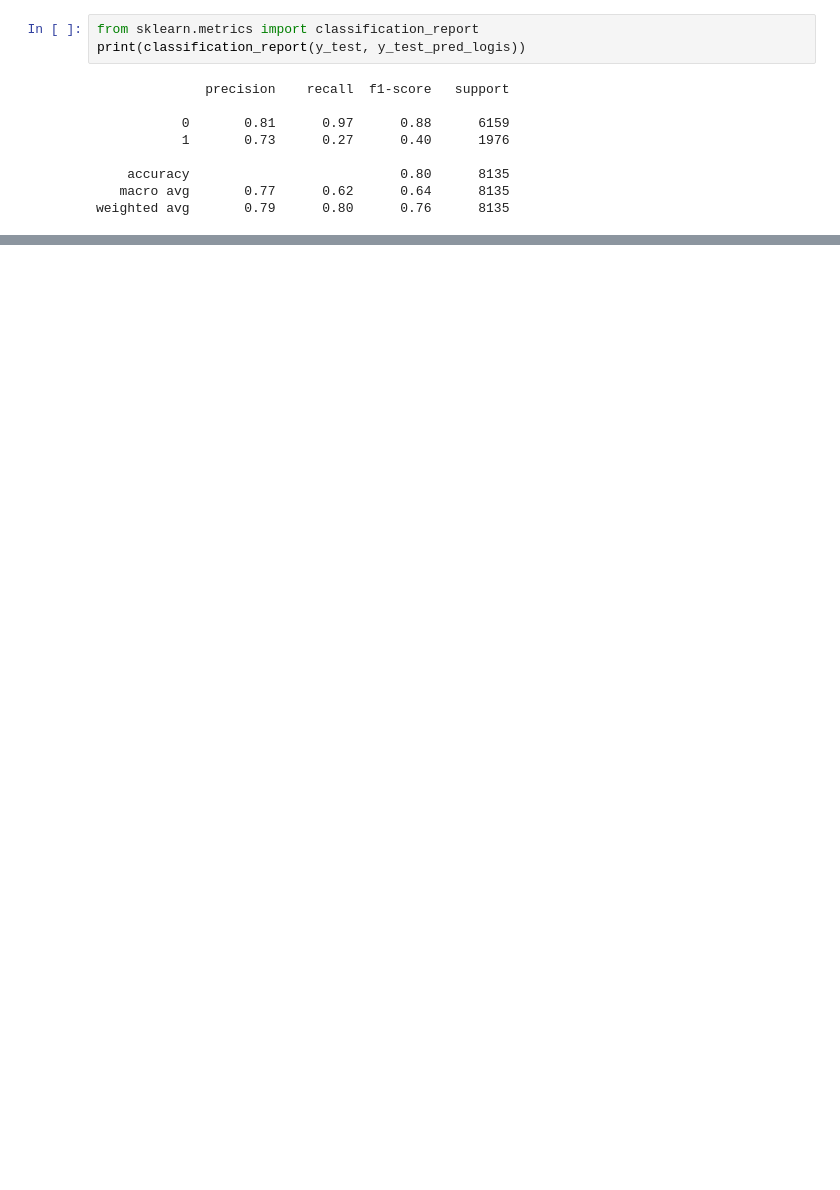
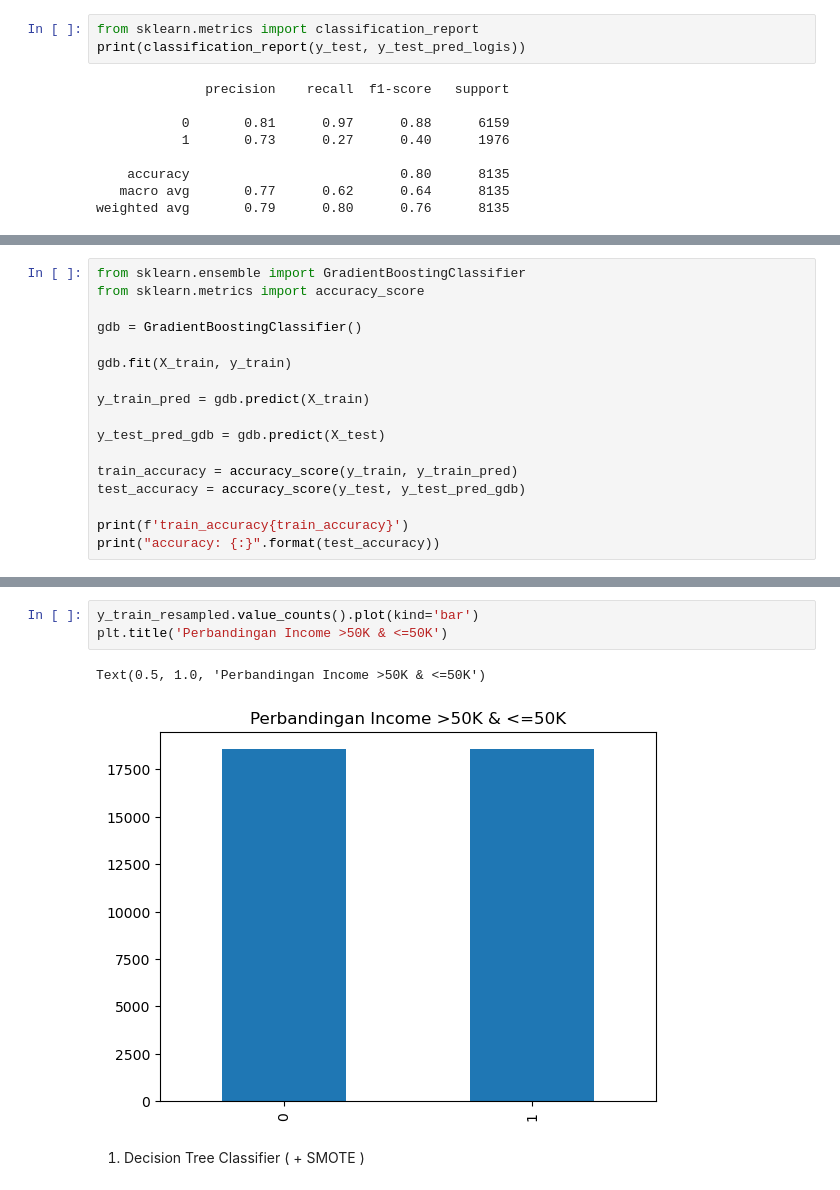
Before and after one commit to agnislur/ML_MBC, a Jupyter notebook: Collab_3 algoritma .ipynb, the cells around one changed output, grey strips where cells are left out. Cells and saved outputs as stored; diff of their text form; blank space fills up the shorter version.

```diff
--- a/Collab_3 algoritma .ipynb
+++ b/Collab_3 algoritma .ipynb
@@ -597,0 +659,17 @@ weighted avg       0.79      0.80      0.76      8135
+# %%
+from sklearn.ensemble import GradientBoostingClassifier
+from sklearn.metrics import accuracy_score
+
+gdb = GradientBoostingClassifier()
+
+gdb.fit(X_train, y_train)
+
+y_train_pred = gdb.predict(X_train)
+
+y_test_pred_gdb = gdb.predict(X_test)
+
+train_accuracy = accuracy_score(y_train, y_train_pred)
+test_accuracy = accuracy_score(y_test, y_test_pred_gdb)
+
+print(f'train_accuracy{train_accuracy}')
+print("accuracy: {:}".format(test_accuracy))
@@ -597,0 +712,8 @@ weighted avg       0.79      0.80      0.76      8135
+# %%
+y_train_resampled.value_counts().plot(kind='bar')
+plt.title('Perbandingan Income >50K & <=50K')
+# %% [output]
+Text(0.5, 1.0, 'Perbandingan Income >50K & <=50K')
+[figure, added]
+# %% [markdown]
+1. Decision Tree Classifier ( + SMOTE )
```
Also changed, not shown: parts of 38 cells of this notebook.
